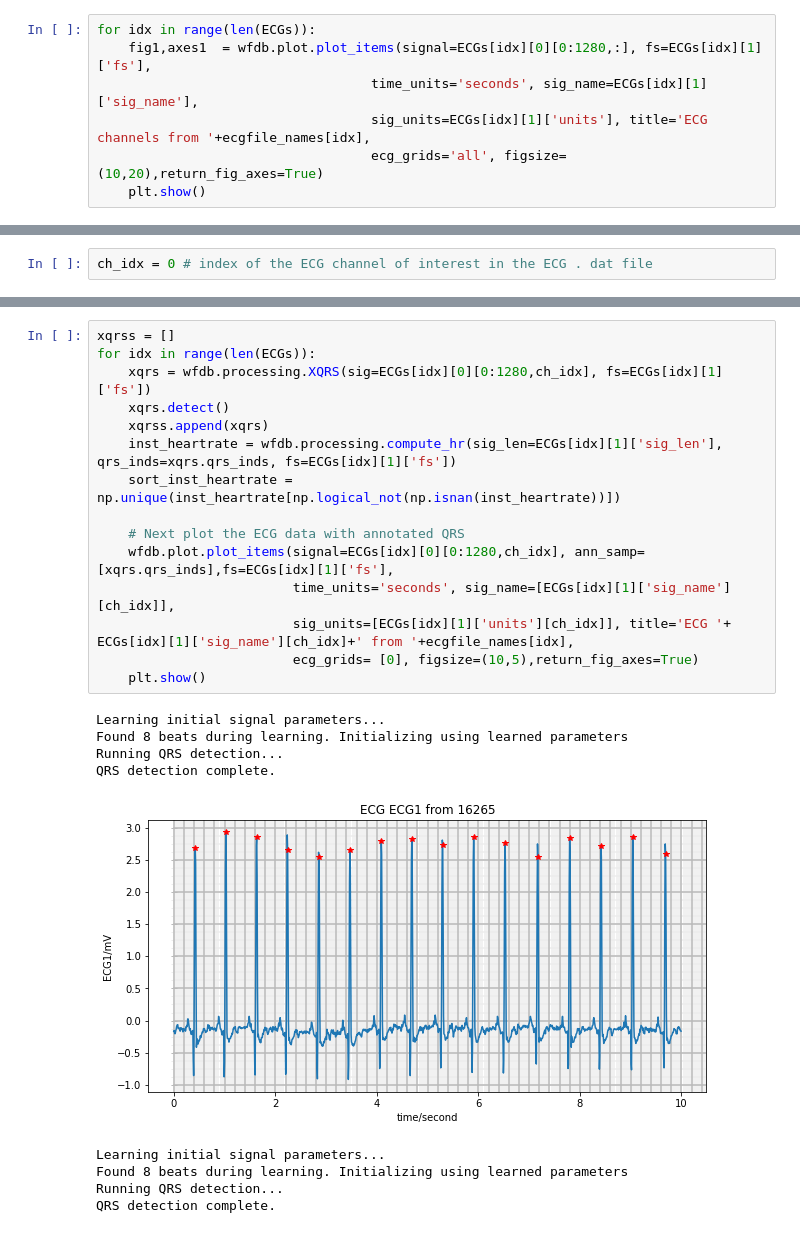
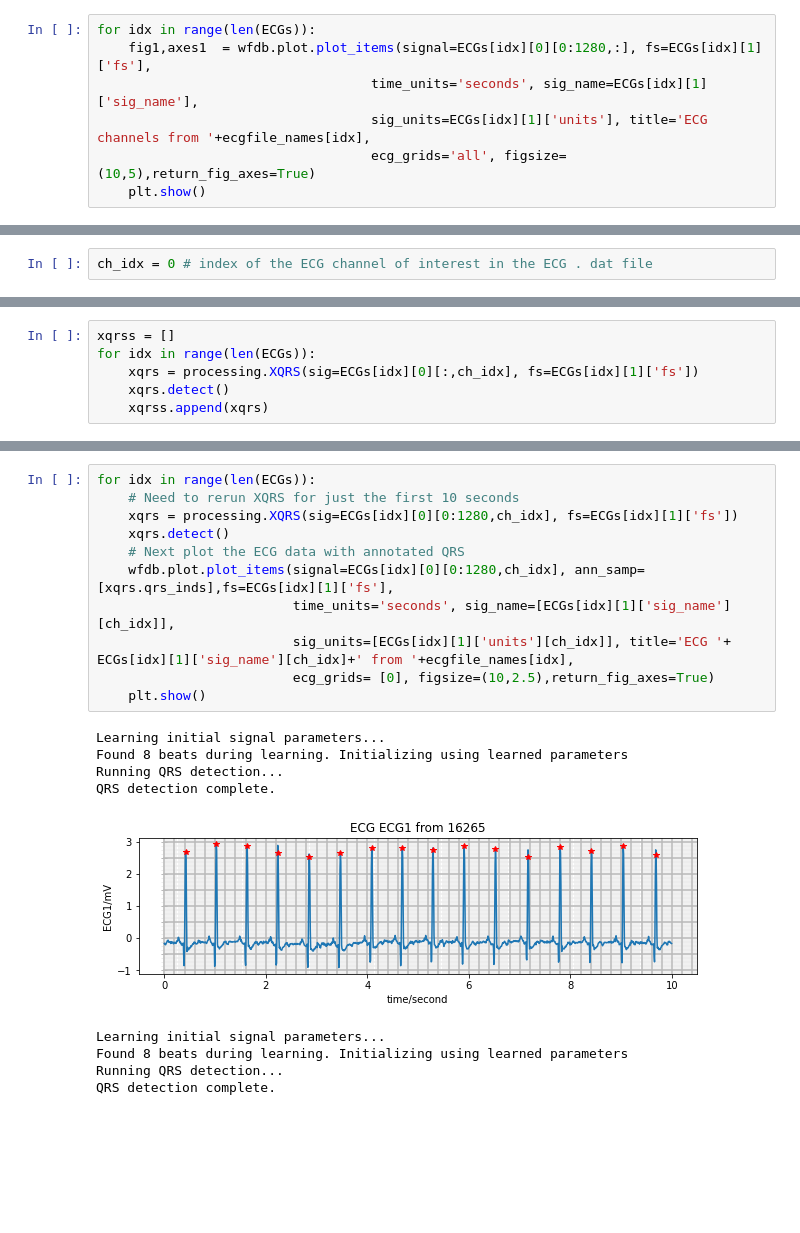
Before and after one commit to plaisier-lab/python3_courses, a Jupyter notebook: ecg_analysis.ipynb, the cells around one changed output, grey strips where cells are left out. Drawn from its saved outputs; the diff is of its cells as text; blank space fills up the shorter version.

```diff
--- a/ecg_analysis.ipynb
+++ b/ecg_analysis.ipynb
@@ -201,6 +199,6 @@ for idx in range(len(ECGs)):
     fig1,axes1  = wfdb.plot.plot_items(signal=ECGs[idx][0][0:1280,:], fs=ECGs[idx][1]['fs'],
                                    time_units='seconds', sig_name=ECGs[idx][1]['sig_name'],
                                    sig_units=ECGs[idx][1]['units'], title='ECG channels from '+ecgfile_names[idx],
-                                   ecg_grids='all', figsize=(10,20),return_fig_axes=True)
+                                   ecg_grids='all', figsize=(10,5),return_fig_axes=True)
     plt.show()
 # %% [output]
@@ -234,0 +246,6 @@ The process works as follows:</p>
+# %%
+xqrss = []
+for idx in range(len(ECGs)):
+    xqrs = processing.XQRS(sig=ECGs[idx][0][:,ch_idx], fs=ECGs[idx][1]['fs'])
+    xqrs.detect()
+    xqrss.append(xqrs)
@@ -235,24 +284,20 @@ The process works as follows:</p>
 # %%
-xqrss = []
 for idx in range(len(ECGs)):
-    xqrs = wfdb.processing.XQRS(sig=ECGs[idx][0][0:1280,ch_idx], fs=ECGs[idx][1]['fs'])
+    # Need to rerun XQRS for just the first 10 seconds
+    xqrs = processing.XQRS(sig=ECGs[idx][0][0:1280,ch_idx], fs=ECGs[idx][1]['fs'])
     xqrs.detect()
-    xqrss.append(xqrs)
-    inst_heartrate = wfdb.processing.compute_hr(sig_len=ECGs[idx][1]['sig_len'], qrs_inds=xqrs.qrs_inds, fs=ECGs[idx][1]['fs'])
-    sort_inst_heartrate = np.unique(inst_heartrate[np.logical_not(np.isnan(inst_heartrate))])
-
     # Next plot the ECG data with annotated QRS
     wfdb.plot.plot_items(signal=ECGs[idx][0][0:1280,ch_idx], ann_samp=[xqrs.qrs_inds],fs=ECGs[idx][1]['fs'],
                          time_units='seconds', sig_name=[ECGs[idx][1]['sig_name'][ch_idx]],
                          sig_units=[ECGs[idx][1]['units'][ch_idx]], title='ECG '+ ECGs[idx][1]['sig_name'][ch_idx]+' from '+ecgfile_names[idx],
-                         ecg_grids= [0], figsize=(10,5),return_fig_axes=True)
+                         ecg_grids= [0], figsize=(10,2.5),return_fig_axes=True)
     plt.show()
 # %% [output]
 Learning initial signal parameters...
 Found 8 beats during learning. Initializing using learned parameters
 Running QRS detection...
 QRS detection complete.
-[figure, old version]
+[figure, new version]
 Learning initial signal parameters...
 Found 8 beats during learning. Initializing using learned parameters
 Running QRS detection...
```
Also changed, not shown: parts of 25 cells of this notebook.
